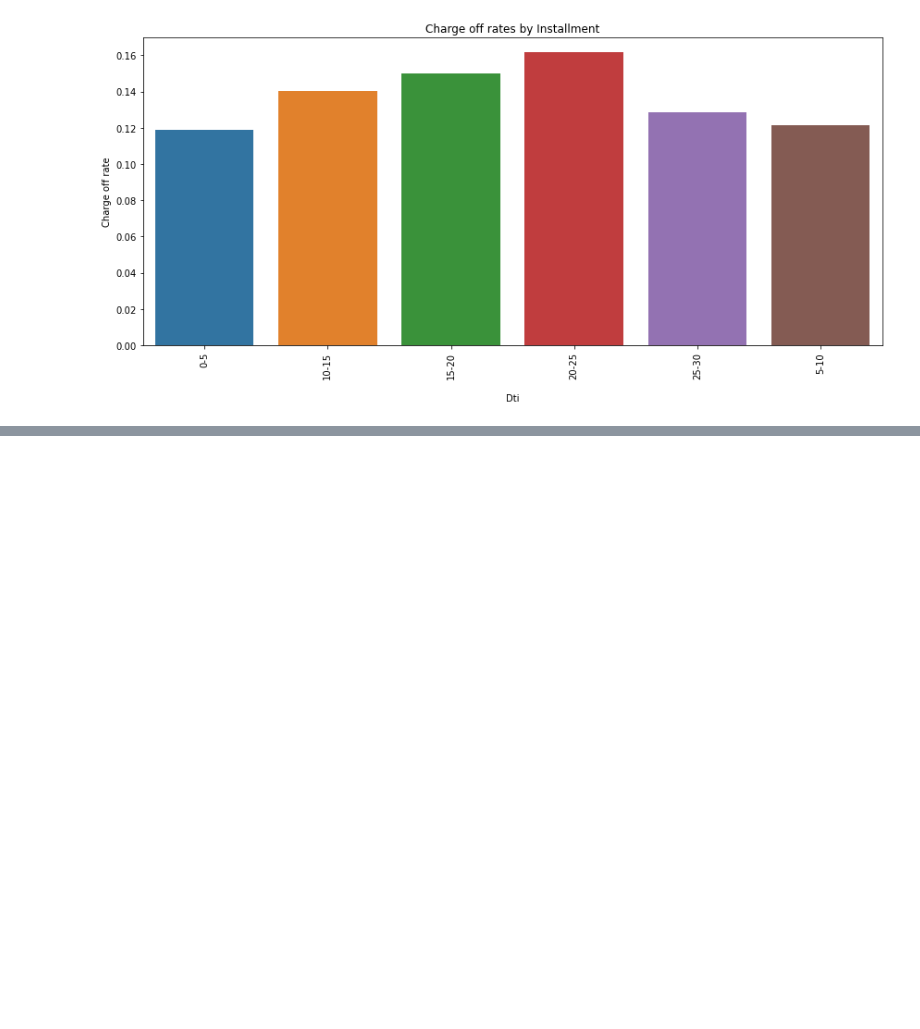
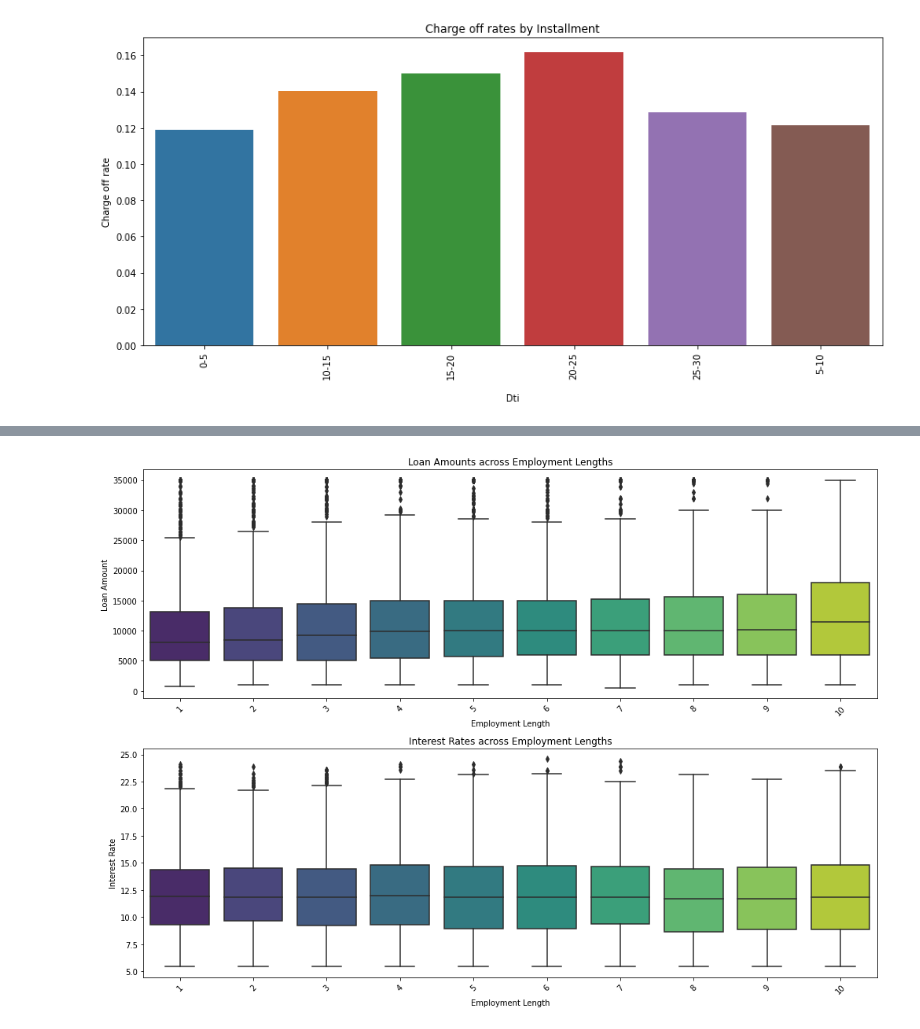
Before and after one commit to ranju1729/lending_club_case_study, a Jupyter notebook: Lending_Club_Case_Study.ipynb, the cells around one changed output, grey strips where cells are left out. Saved outputs shown, nothing was run; the diff lists cells and outputs as text; code cells hidden in the pictures; blank space fills up the shorter version.

Commit message:
Added some more multivariate analysis

```diff
--- a/Lending_Club_Case_Study.ipynb
+++ b/Lending_Club_Case_Study.ipynb
@@ -836,0 +929,24 @@ plt.show()
+# %%
+# Bivariate Analysis: Box plots
+plt.figure(figsize=(14, 10))
+
+# Box plot for Loan Amounts across Employment Lengths
+plt.subplot(2, 1, 1)
+sns.boxplot(data=lending_df, x='emp_length', y='loan_amnt', palette='viridis')
+plt.title('Loan Amounts across Employment Lengths')
+plt.xlabel('Employment Length')
+plt.ylabel('Loan Amount')
+plt.xticks(rotation=45)
+
+# Box plot for Interest Rates across Employment Lengths
+plt.subplot(2, 1, 2)
+sns.boxplot(data=lending_df, x='emp_length', y='int_rate', palette='viridis')
+plt.title('Interest Rates across Employment Lengths')
+plt.xlabel('Employment Length')
+plt.ylabel('Interest Rate')
+plt.xticks(rotation=45)
+
+plt.tight_layout()
+plt.show()
+# %% [output]
+[figure, added]
```
Also changed, not shown: parts of 36 cells of this notebook.
